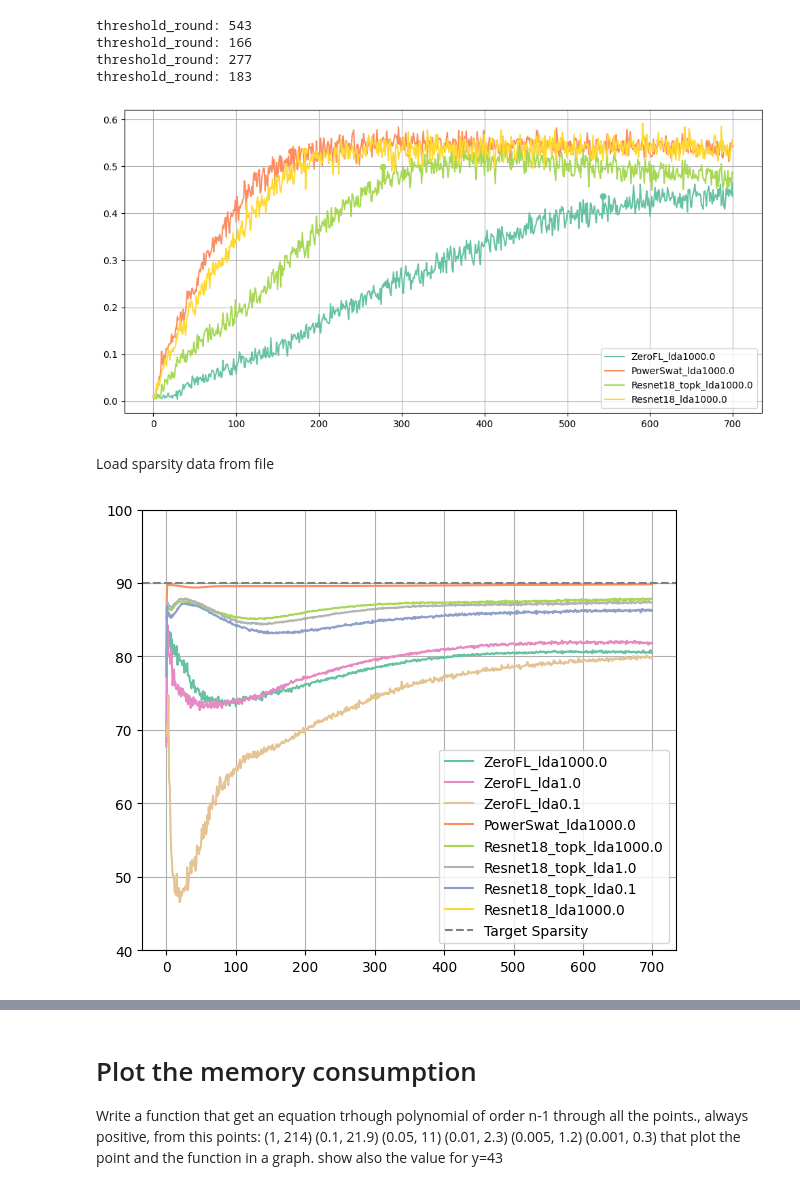
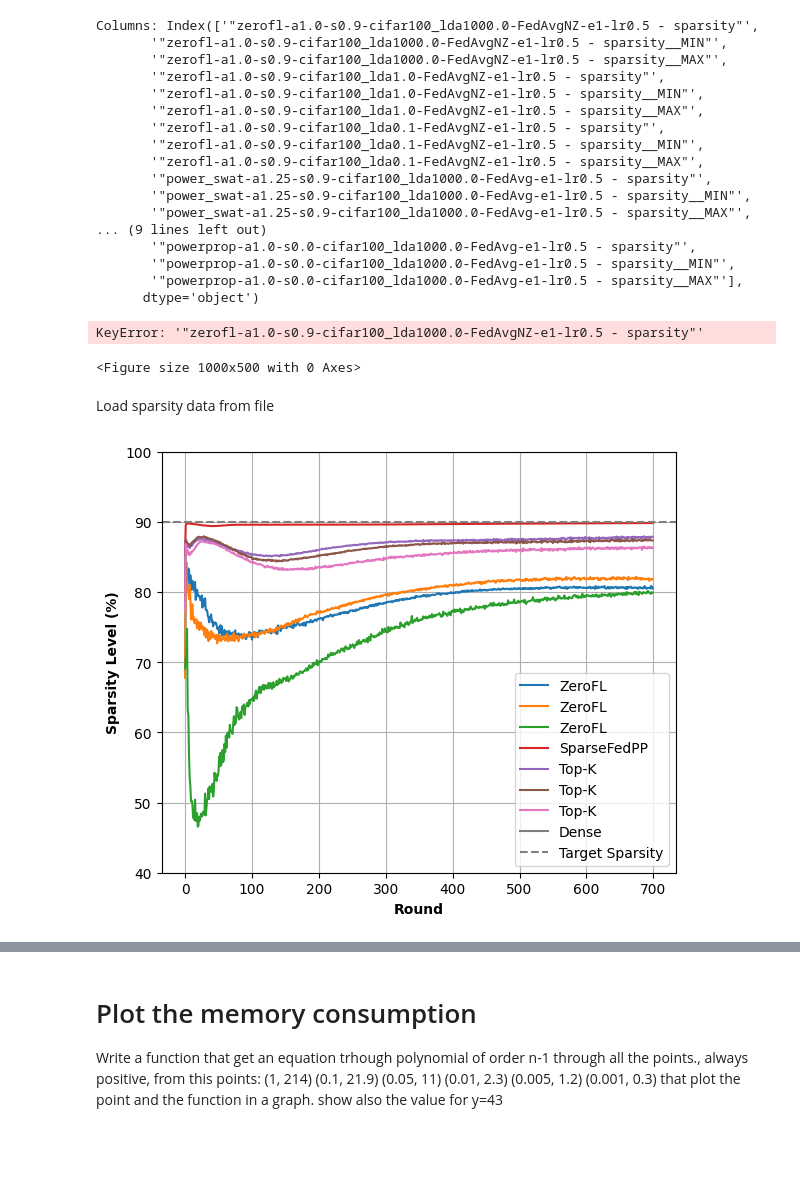
Before and after one commit to relogu/fl_powerpropagation, a Jupyter notebook: plotting/plots/plot_sparsity.ipynb, the cells around one changed output, grey strips where cells are left out. Cells and saved outputs as stored; diff of their text form; code cells hidden in the pictures; blank space fills up the shorter version.

```diff
--- a/plotting/plots/plot_sparsity.ipynb
+++ b/plotting/plots/plot_sparsity.ipynb
@@ -77,19 +123,20 @@ palette = sns.color_palette("Set2", len(data_columns.columns))
 # %%
 # Assuming data_columns is a DataFrame and palette is defined
-column_colors = dict(zip(data_columns.columns, palette))
+# column_colors = dict(zip(data_columns.columns, palette))
 avg_last_10 = {}
 threshold = {}
 threshold_round = {}
 # Create a line plot for each column using the assigned color
 plt.figure(figsize=(10, 5))
 
+# print(f"Columns: {data_columns.columns}")
 
 for column in data_columns.columns:
     if "MAX" not in column and "MIN" not in column and "lda1000.0" in column:
         plt.plot(
             data_acc[column],
             label=determitate_label(column),
-            color=column_colors[column],
+            # color=column_colors[column],
         )
 
         # Calculate the average of the last 10 values
@@ -107,9 +154,7 @@ for column in data_columns.columns:
             if data_acc[column][idx] >= threshold[determitate_label(column)]:
                 threshold_round[determitate_label(column)] = idx
                 print(f"threshold_round: {threshold_round[determitate_label(column)]}")
-                plt.plot(
-                    idx, data_acc[column][idx], marker="o", color=column_colors[column]
-                )
+                plt.plot(idx, data_acc[column][idx], marker="o")
                 break
 
 # plt.axhline(y=ZeroFL, color="grey", linestyle="--", label="Target Sparsity")
@@ -119,11 +164,25 @@ plt.grid(True)
 plt.tight_layout()
 plt.show()
 # %% [output]
-threshold_round: 543
-threshold_round: 166
-threshold_round: 277
-threshold_round: 183
+Columns: Index(['"zerofl-a1.0-s0.9-cifar100_lda1000.0-FedAvgNZ-e1-lr0.5 - sparsity"',
+       '"zerofl-a1.0-s0.9-cifar100_lda1000.0-FedAvgNZ-e1-lr0.5 - sparsity__MIN"',
+       '"zerofl-a1.0-s0.9-cifar100_lda1000.0-FedAvgNZ-e1-lr0.5 - sparsity__MAX"',
+       '"zerofl-a1.0-s0.9-cifar100_lda1.0-FedAvgNZ-e1-lr0.5 - sparsity"',
+       '"zerofl-a1.0-s0.9-cifar100_lda1.0-FedAvgNZ-e1-lr0.5 - sparsity__MIN"',
+       '"zerofl-a1.0-s0.9-cifar100_lda1.0-FedAvgNZ-e1-lr0.5 - sparsity__MAX"',
+       '"zerofl-a1.0-s0.9-cifar100_lda0.1-FedAvgNZ-e1-lr0.5 - sparsity"',
+       '"zerofl-a1.0-s0.9-cifar100_lda0.1-FedAvgNZ-e1-lr0.5 - sparsity__MIN"',
+       '"zerofl-a1.0-s0.9-cifar100_lda0.1-FedAvgNZ-e1-lr0.5 - sparsity__MAX"',
+       '"power_swat-a1.25-s0.9-cifar100_lda1000.0-FedAvg-e1-lr0.5 - sparsity"',
+       '"power_swat-a1.25-s0.9-cifar100_lda1000.0-FedAvg-e1-lr0.5 - sparsity__MIN"',
+       '"power_swat-a1.25-s0.9-cifar100_lda1000.0-FedAvg-e1-lr0.5 - sparsity__MAX"',
+... (9 lines left out)
+       '"powerprop-a1.0-s0.0-cifar100_lda1000.0-FedAvg-e1-lr0.5 - sparsity"',
+       '"powerprop-a1.0-s0.0-cifar100_lda1000.0-FedAvg-e1-lr0.5 - sparsity__MIN"',
+       '"powerprop-a1.0-s0.0-cifar100_lda1000.0-FedAvg-e1-lr0.5 - sparsity__MAX"'],
+      dtype='object')
-[figure, removed]
+KeyError: '"zerofl-a1.0-s0.9-cifar100_lda1000.0-FedAvgNZ-e1-lr0.5 - sparsity"'
+<Figure size 1000x500 with 0 Axes>
 # %% [markdown]
 Load sparsity data from file
 # %%
@@ -153,42 +212,45 @@ ZeroFL = 90
 
 
 # Define a color palette
-palette = sns.color_palette("Set2", len(data_columns.columns))
+# palette = sns.color_palette("Set2", len(data_columns.columns))
 
 # Create a dictionary to map each column name to a color
-column_colors = dict(zip(data_columns.columns, palette))
+# column_colors = dict(zip(data_columns.columns, palette))
 
 # Create a line plot for each column using the assigned color
 plt.figure(figsize=(6, 5))
 for column in data_columns.columns:
     if "MAX" not in column and "MIN" not in column:
         plt.plot(
-            data[column], label=determitate_label(column), color=column_colors[column]
+            data[column],
+            label=determitate_label(column),  # , color=column_colors[column]
         )
 plt.axhline(y=ZeroFL, color="grey", linestyle="--", label="Target Sparsity")
 plt.ylim(40, 100)
 plt.legend()
+plt.xlabel("Round", fontweight="bold")  # Make y-axis label bold
+plt.ylabel("Sparsity Level (%)", fontweight="bold")  # Make x-axis label bold
 plt.grid(True)
 plt.tight_layout()
 plt.show()
 
 # # Create dedicated plots for each run
 # for column in data_columns.columns:
 #     if 'MAX' not in column and 'MIN' not in column:
 #         plt.figure(figsize=(5, 3))
 #         plt.plot(
 #             data[column],
 #             label=determitate_label(column),
 #             color=column_colors[column]
 #              )
 #         plt.ylim(0, 100)  # Set y-axis limits from 0 to 100
 #         plt.legend()
 #         plt.grid(True)
 #         plt.tight_layout()
 #         plt.axhline(
 #             y=ZeroFL, color="grey", linestyle="--", label="Target Sparsity"
 #         )
 #         plt.show()
 # %% [output]
-[figure, old version]
+[figure, new version]
 # %%
```
Also changed, not shown: parts of 6 cells of this notebook, 23 other files.
